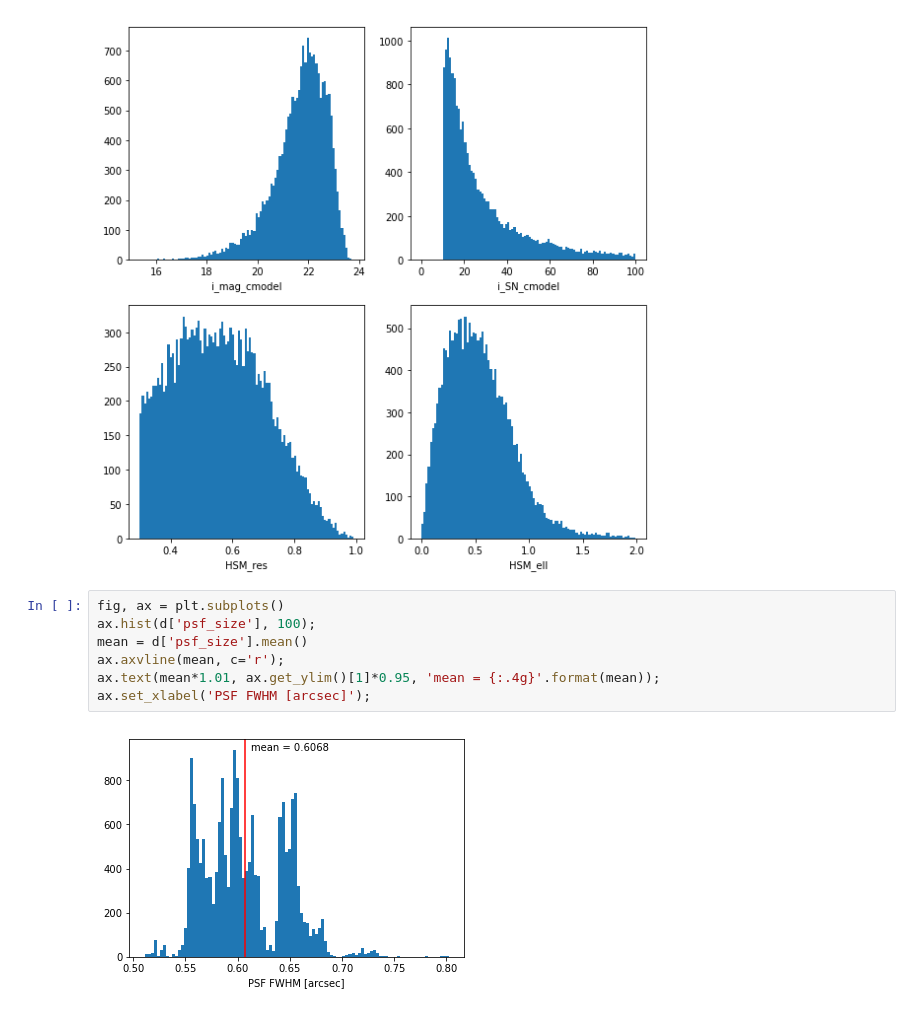
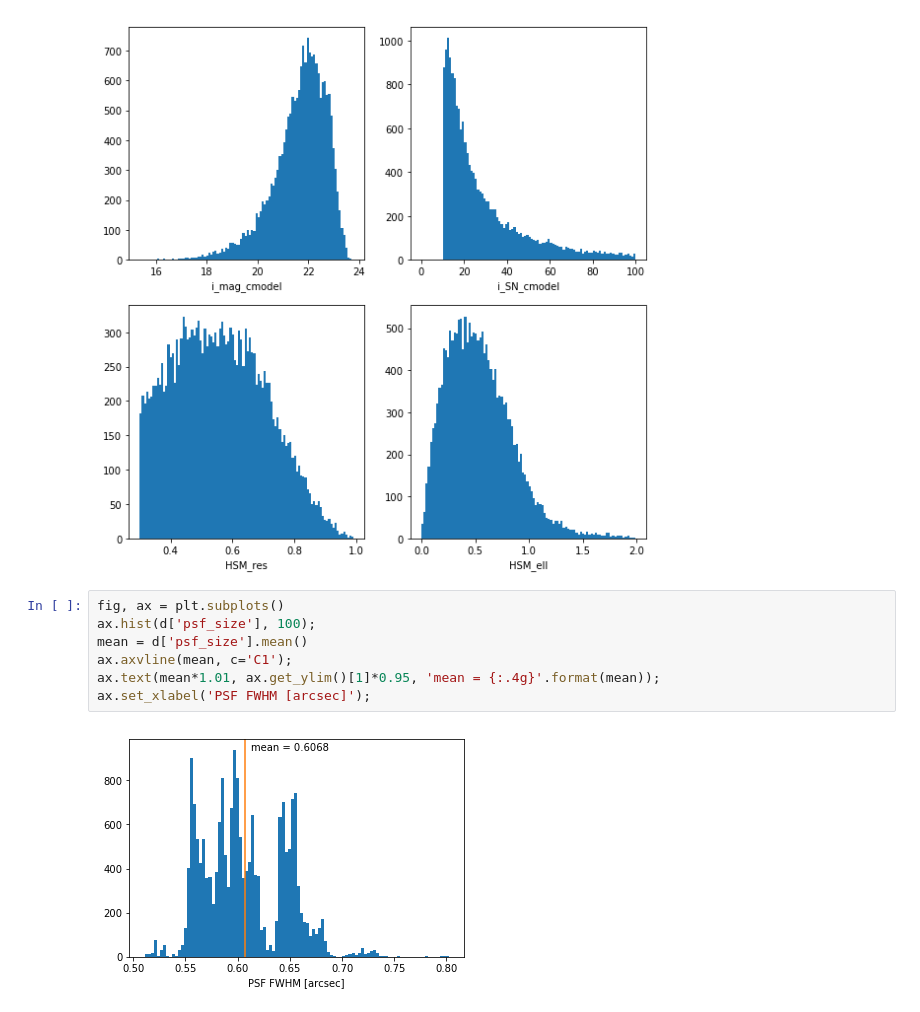
Before and after one commit to LSSTDESC/DC2-production, a Jupyter notebook: Notebooks/DC2 Static Coadd Catalog reader.ipynb, the cells around one changed output. Cells and saved outputs as stored; diff of their text form.

```diff
--- a/Notebooks/DC2 Static Coadd Catalog reader.ipynb
+++ b/Notebooks/DC2 Static Coadd Catalog reader.ipynb
@@ -146,9 +161,9 @@ fig.tight_layout()
 # %%
 fig, ax = plt.subplots()
 ax.hist(d['psf_size'], 100);
 mean = d['psf_size'].mean()
-ax.axvline(mean, c='r');
+ax.axvline(mean, c='C1');
 ax.text(mean*1.01, ax.get_ylim()[1]*0.95, 'mean = {:.4g}'.format(mean));
 ax.set_xlabel('PSF FWHM [arcsec]');
 # %% [output]
-[figure, old version]
+[figure, new version]
```
Also changed, not shown: parts of 3 cells of this notebook.
